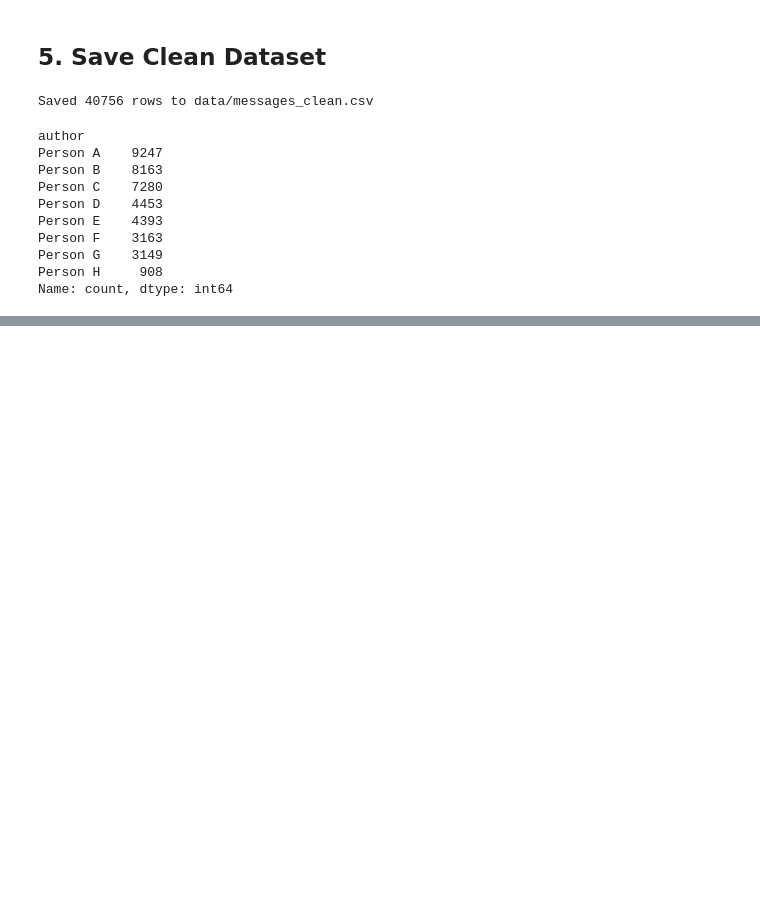
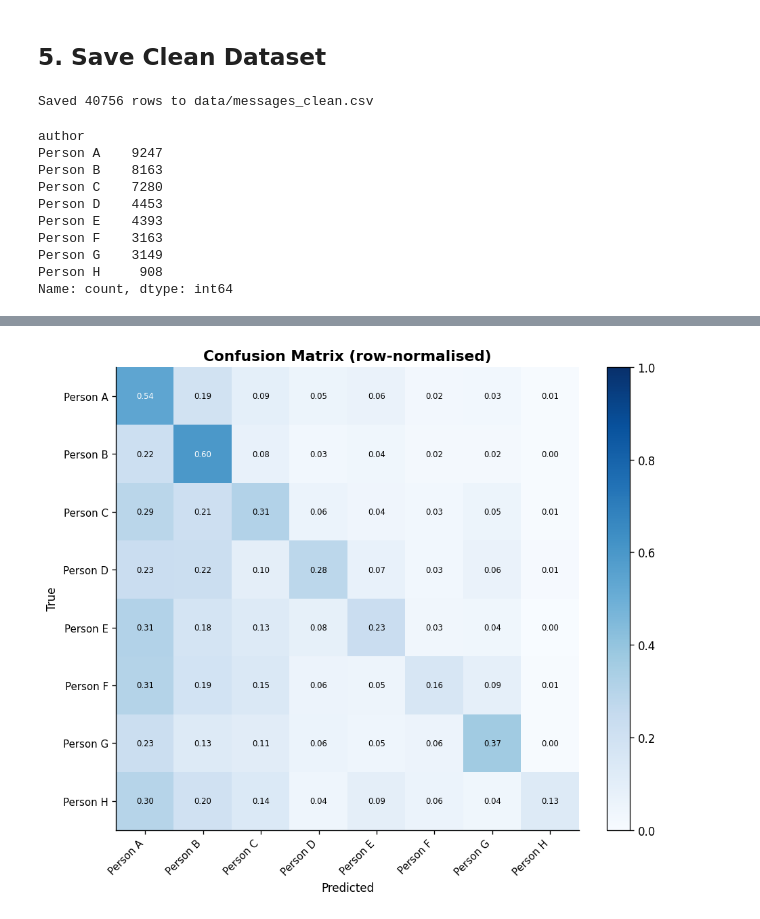
Before and after one commit to Xander-Murray/who_said, a Jupyter notebook: notebooks/eda_preprocessing.ipynb, the cells around one changed output, grey strips where cells are left out. Drawn from its saved outputs; the diff is of its cells as text; code cells hidden in the pictures; blank space fills up the shorter version.

```diff
--- a/notebooks/eda_preprocessing.ipynb
+++ b/notebooks/eda_preprocessing.ipynb
@@ -253,0 +294,13 @@ Name: count, dtype: int64
+# %%
+from sklearn.naive_bayes import ComplementNB
+from sklearn.model_selection import GridSearchCV
+
+param_grid = {'alpha': [0.01, 0.1, 0.5, 1.0]}
+
+gs = GridSearchCV(ComplementNB(), param_grid, cv=5, scoring='accuracy', n_jobs=-1, verbose=1)
+gs.fit(X_train_tfidf, y_train)
+
+print(f'Best alpha: {gs.best_params_["alpha"]}')
+print(f'Best CV accuracy: {gs.best_score_:.4f}')
+
+model = gs.best_estimator_
@@ -253,0 +313,7 @@ Name: count, dtype: int64
+# %%
+from sklearn.metrics import classification_report, confusion_matrix, accuracy_score
+
+y_pred = model.predict(X_test_tfidf)
+
+print(f'Test accuracy: {accuracy_score(y_test, y_pred):.4f}\n')
+print(classification_report(y_test, y_pred))
@@ -253,0 +337,28 @@ Name: count, dtype: int64
+# %%
+# Confusion matrix heatmap (matplotlib only)
+authors_sorted = model.classes_
+cm = confusion_matrix(y_test, y_pred, labels=authors_sorted)
+cm_norm = cm.astype(float) / cm.sum(axis=1, keepdims=True)  # row-normalised
+
+fig, ax = plt.subplots(figsize=(9, 7))
+im = ax.imshow(cm_norm, cmap='Blues', vmin=0, vmax=1)
+plt.colorbar(im, ax=ax, fraction=0.046, pad=0.04)
+
+ax.set_xticks(range(len(authors_sorted)))
+ax.set_yticks(range(len(authors_sorted)))
+ax.set_xticklabels(authors_sorted, rotation=45, ha='right', fontsize=9)
+ax.set_yticklabels(authors_sorted, fontsize=9)
+ax.set_xlabel('Predicted', fontsize=10)
+ax.set_ylabel('True', fontsize=10)
+ax.set_title('Confusion Matrix (row-normalised)', fontsize=13, fontweight='bold')
+
+for i in range(len(authors_sorted)):
+    for j in range(len(authors_sorted)):
+        val = cm_norm[i, j]
+        ax.text(j, i, f'{val:.2f}', ha='center', va='center',
+                fontsize=7, color='white' if val > 0.5 else 'black')
+
+plt.tight_layout()
+plt.show()
+# %% [output]
+[figure, added]
```
Also changed, not shown: parts of 11 cells of this notebook.
